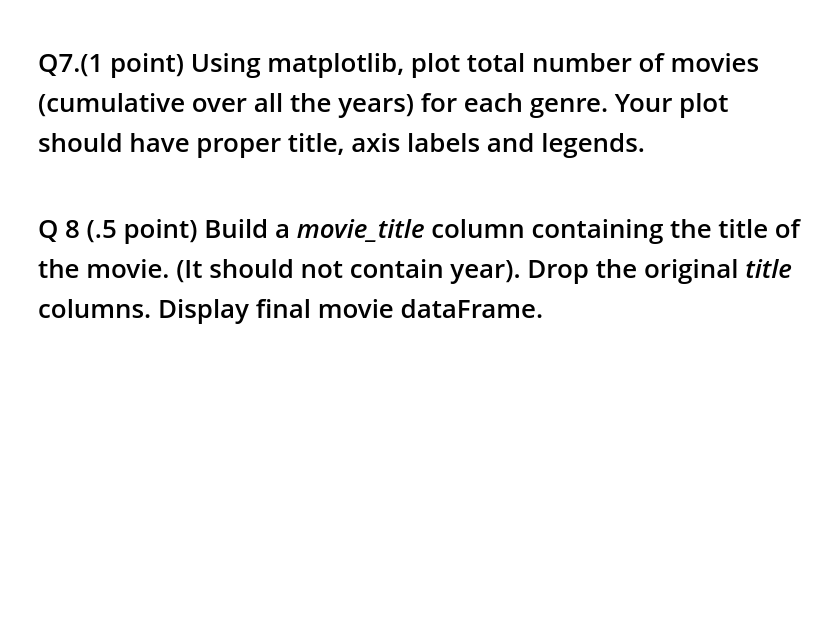
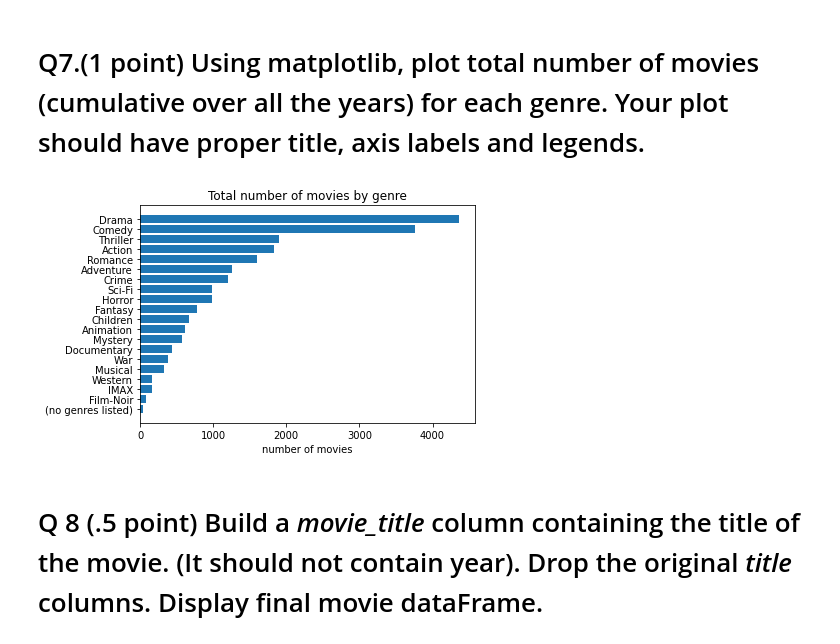
Before and after one commit to bhershdu/du_4447_homework, a Jupyter notebook: week_07/hw7_movie_analysis_using_pandas.ipynb, the cells around one changed output. Saved outputs shown, nothing was run; the diff lists cells and outputs as text; code cells hidden in the pictures; blank space fills up the shorter version.

```diff
--- a/week_07/hw7_movie_analysis_using_pandas.ipynb
+++ b/week_07/hw7_movie_analysis_using_pandas.ipynb
@@ -180,5 +188,15 @@ plt.locator_params(axis="x", nbins=10)
 there was a rapid increase in the number of movies per year around 1980, but that has reversed after 2001. The decrease is slower than the increase.
 # %% [markdown]
 # Q7.(1 point) Using matplotlib, plot total number of movies (cumulative over all the years) for each genre.  Your plot should have proper title, axis labels and legends.
+# %%
+count_by_genre = pd.DataFrame(movie[list(unique_genre)].sum())
+count_by_genre.columns=["count"]
+count_by_genre = count_by_genre.sort_values(by="count")
+plt.barh(count_by_genre.index, count_by_genre["count"])
+plt.xlabel("number of movies")
+plt.title("Total number of movies by genre")
+plt.show()
+# %% [output]
+[figure, added]
 # %% [markdown]
 # Q 8 (.5 point) Build a *movie_title* column containing  the title of the movie. (It should not contain year). Drop the original *title* columns. Display final movie dataFrame.
```
Also changed, not shown: parts of 11 cells of this notebook.
